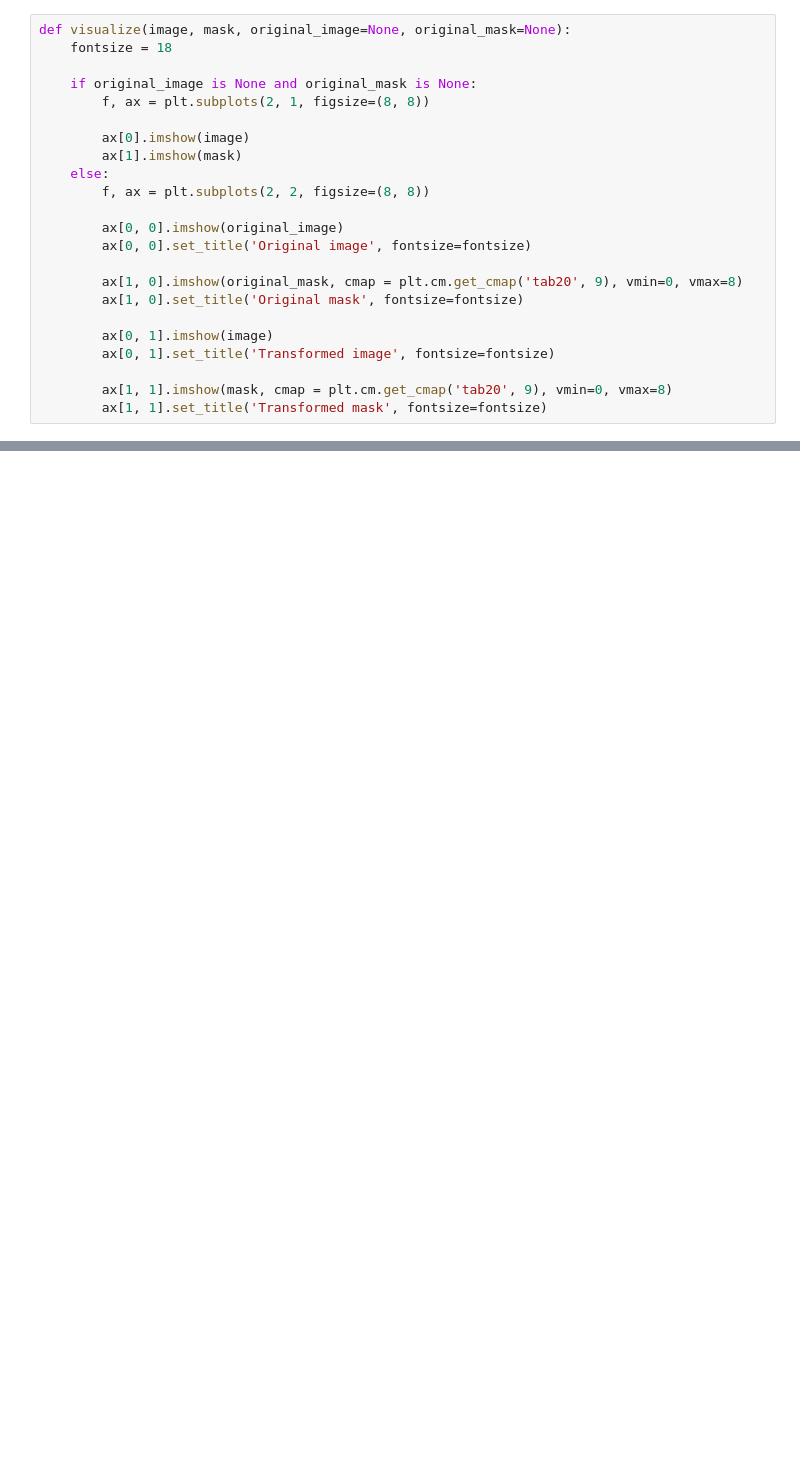
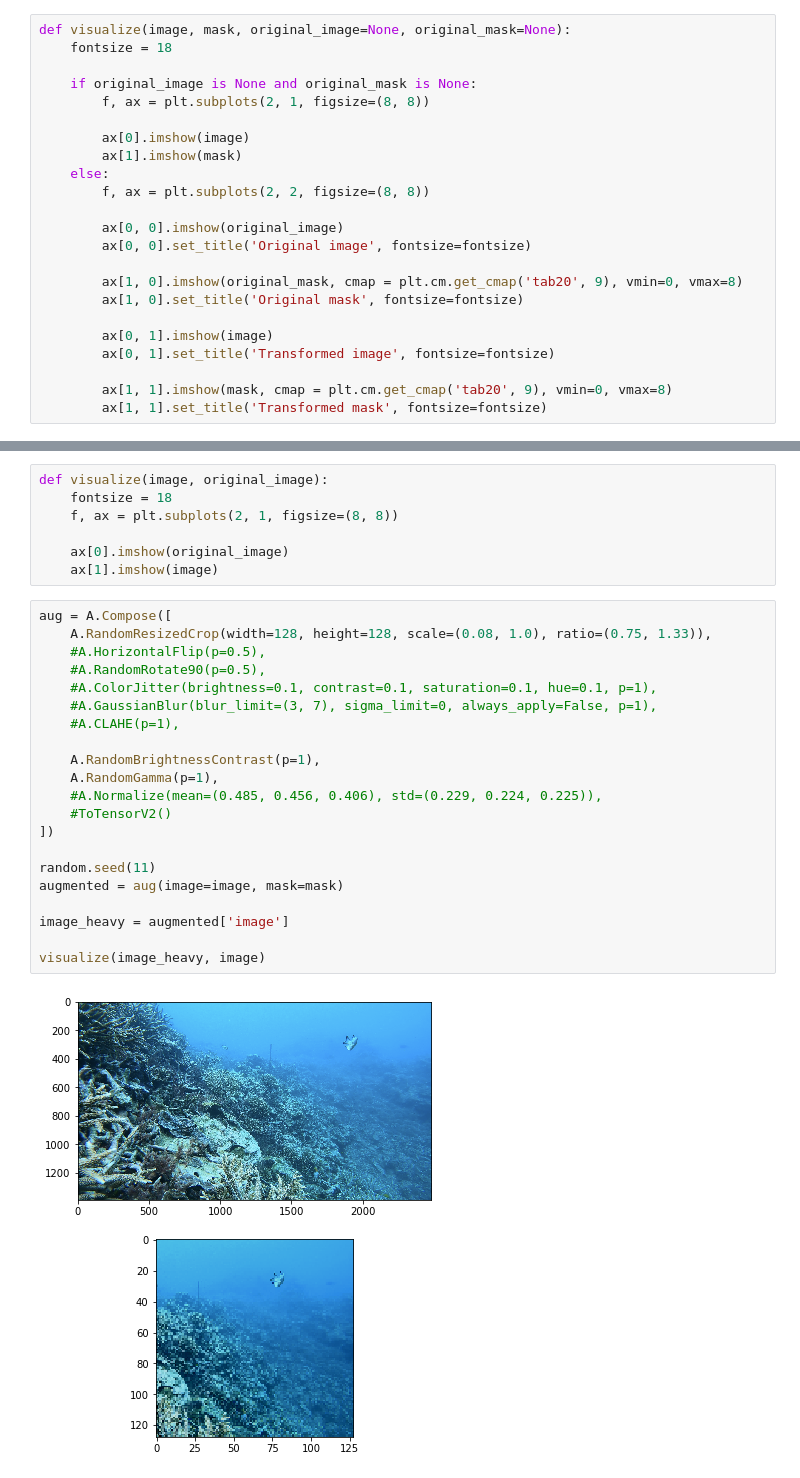
Before and after one commit to javander13/Thesis, a Jupyter notebook: Segmentation_Model/pretrain/transformations.ipynb, the cells around one changed output, grey strips where cells are left out. Drawn from its saved outputs; the diff is of its cells as text; blank space fills up the shorter version.

```diff
--- a/Segmentation_Model/pretrain/transformations.ipynb
+++ b/Segmentation_Model/pretrain/transformations.ipynb
@@ -90,3 +100,33 @@ augmented = aug(image=image, mask=mask)
 
 image_heavy = augmented['image']
 mask_heavy = augmented['mask']
+# %%
+def visualize(image, original_image):
+    fontsize = 18
+    f, ax = plt.subplots(2, 1, figsize=(8, 8))
+
+    ax[0].imshow(original_image)
+    ax[1].imshow(image)
+# %%
+aug = A.Compose([
+    A.RandomResizedCrop(width=128, height=128, scale=(0.08, 1.0), ratio=(0.75, 1.33)),
+    #A.HorizontalFlip(p=0.5),
+    #A.RandomRotate90(p=0.5),
+    #A.ColorJitter(brightness=0.1, contrast=0.1, saturation=0.1, hue=0.1, p=1),
+    #A.GaussianBlur(blur_limit=(3, 7), sigma_limit=0, always_apply=False, p=1),
+    #A.CLAHE(p=1),
+
+    A.RandomBrightnessContrast(p=1),
+    A.RandomGamma(p=1),
+    #A.Normalize(mean=(0.485, 0.456, 0.406), std=(0.229, 0.224, 0.225)),
+    #ToTensorV2()
+])
+
+random.seed(11)
+augmented = aug(image=image, mask=mask)
+
+image_heavy = augmented['image']
+
+visualize(image_heavy, image)
+# %% [output]
+[figure, added]
```
Also changed, not shown: parts of 8 cells of this notebook, 11 other files.
